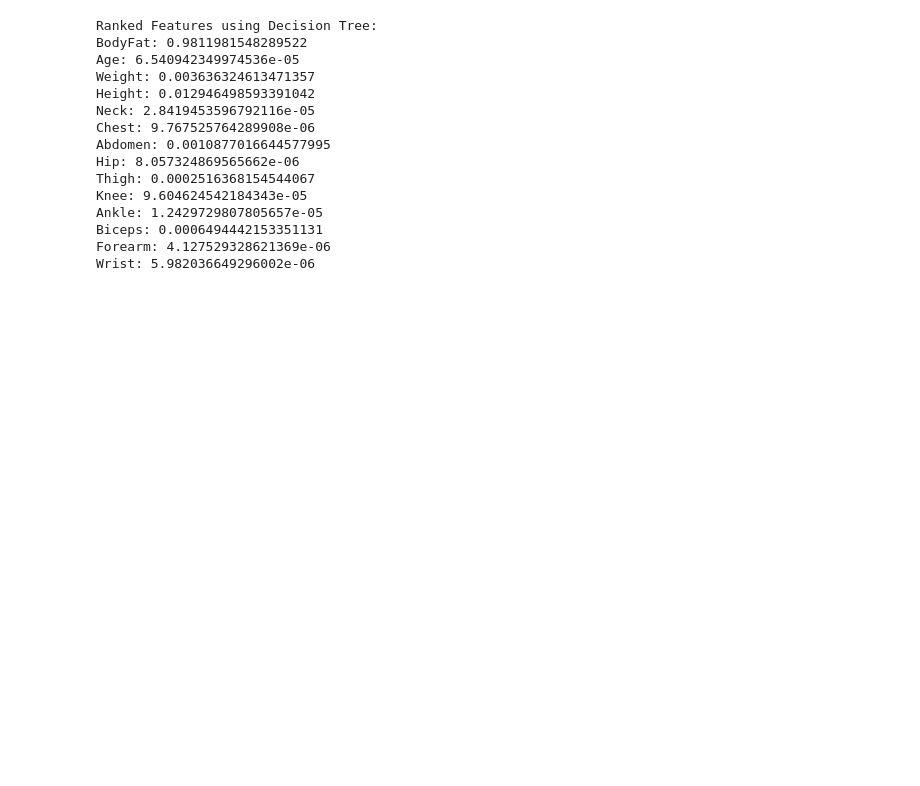
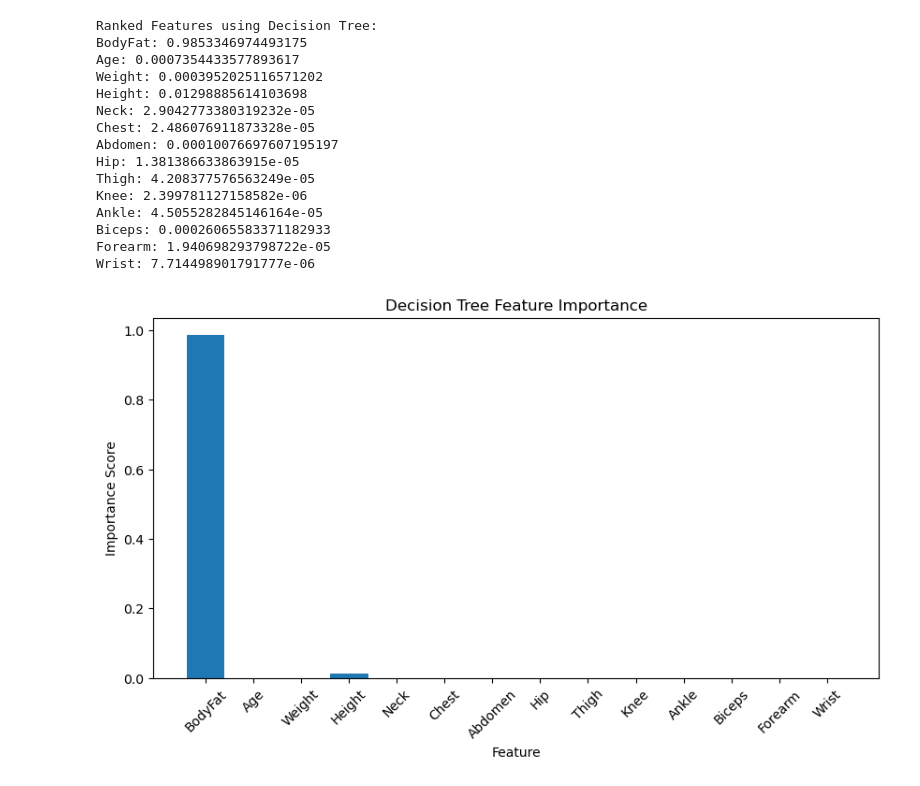
Before and after one commit to SrijanShovit/HealthLearning, a Jupyter notebook: Body Fat Prediction/Feature_Importance_score.ipynb, the cells around one changed output. Drawn from its saved outputs; the diff is of its cells as text; code cells hidden in the pictures; blank space fills up the shorter version.

```diff
--- a/Body Fat Prediction/Feature_Importance_score.ipynb
+++ b/Body Fat Prediction/Feature_Importance_score.ipynb
@@ -35,34 +35,45 @@ feature_importance_ranked = feature_importance.sort_values(by=['Chi-squared Scor
 # %%
 # Decision tree
 from sklearn.tree import DecisionTreeRegressor
 import matplotlib.pyplot as plt
+from sklearn.tree import plot_tree
+
 # Train a Decision Tree model
 dt_model = DecisionTreeRegressor()
 dt_model.fit(X, y)
 
 # Extract feature importance
 feature_importance_dt = dt_model.feature_importances_
 
 # Print the ranked features
 print("Ranked Features using Decision Tree:")
 for feature, importance in zip(X.columns, feature_importance_dt):
     print(f"{feature}: {importance}")
+# Visualize feature importance
+plt.figure(figsize=(10, 5))
+plt.bar(X.columns, feature_importance_dt)
+plt.xlabel('Feature')
+plt.ylabel('Importance Score')
+plt.title('Decision Tree Feature Importance')
+plt.xticks(rotation=45)
+plt.show()
 # %% [output]
 Ranked Features using Decision Tree:
-BodyFat: 0.9811981548289522
-Age: 6.540942349974536e-05
-Weight: 0.003636324613471357
-Height: 0.012946498593391042
-Neck: 2.8419453596792116e-05
-Chest: 9.767525764289908e-06
-Abdomen: 0.0010877016644577995
-Hip: 8.057324869565662e-06
-Thigh: 0.0002516368154544067
-Knee: 9.604624542184343e-05
-Ankle: 1.2429729807805657e-05
-Biceps: 0.0006494442153351131
-Forearm: 4.127529328621369e-06
-Wrist: 5.982036649296002e-06
+BodyFat: 0.9853346974493175
+Age: 0.0007354433577893617
+Weight: 0.0003952025116571202
+Height: 0.01298885614103698
+Neck: 2.9042773380319232e-05
+Chest: 2.486076911873328e-05
+Abdomen: 0.00010076697607195197
+Hip: 1.381386633863915e-05
+Thigh: 4.208377576563249e-05
+Knee: 2.399781127158582e-06
+Ankle: 4.5055282845146164e-05
+Biceps: 0.00026065583371182933
+Forearm: 1.940698293798722e-05
+Wrist: 7.714498901791777e-06
+[figure, added]
 # %%
 #RFE is a feature selection technique that recursively removes the least important features until the specified number of features is reached
 from sklearn.feature_selection import RFE
```
Also changed, not shown: parts of 5 cells of this notebook.
